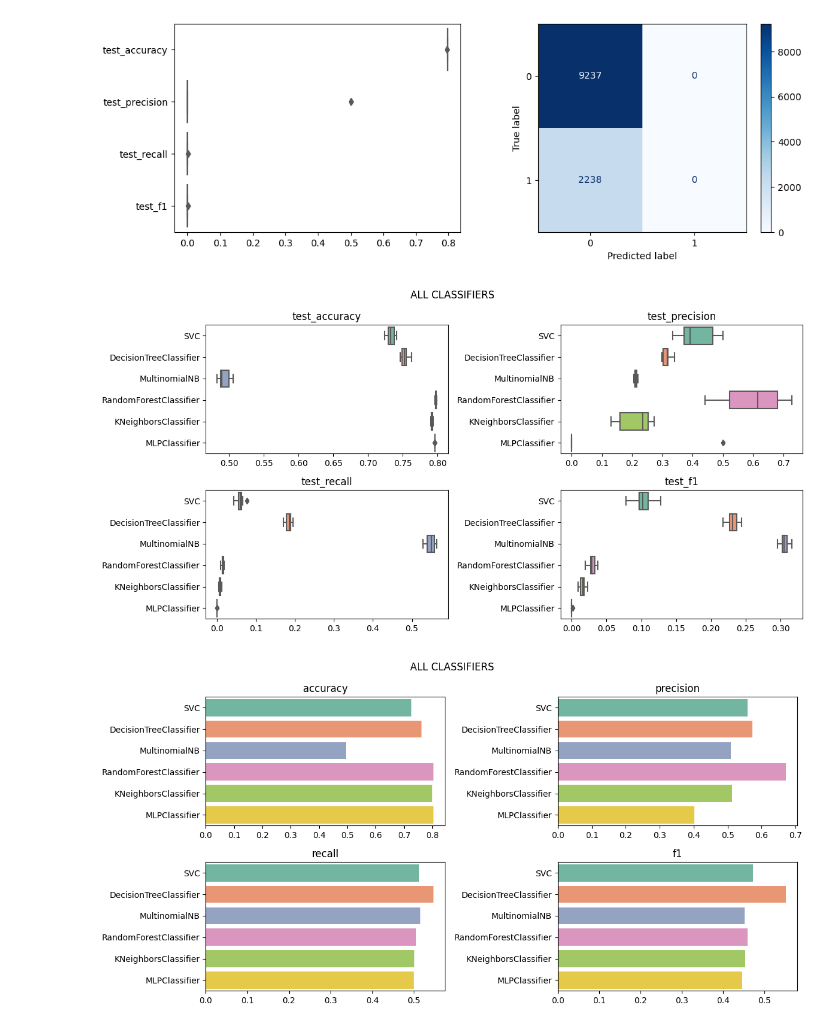
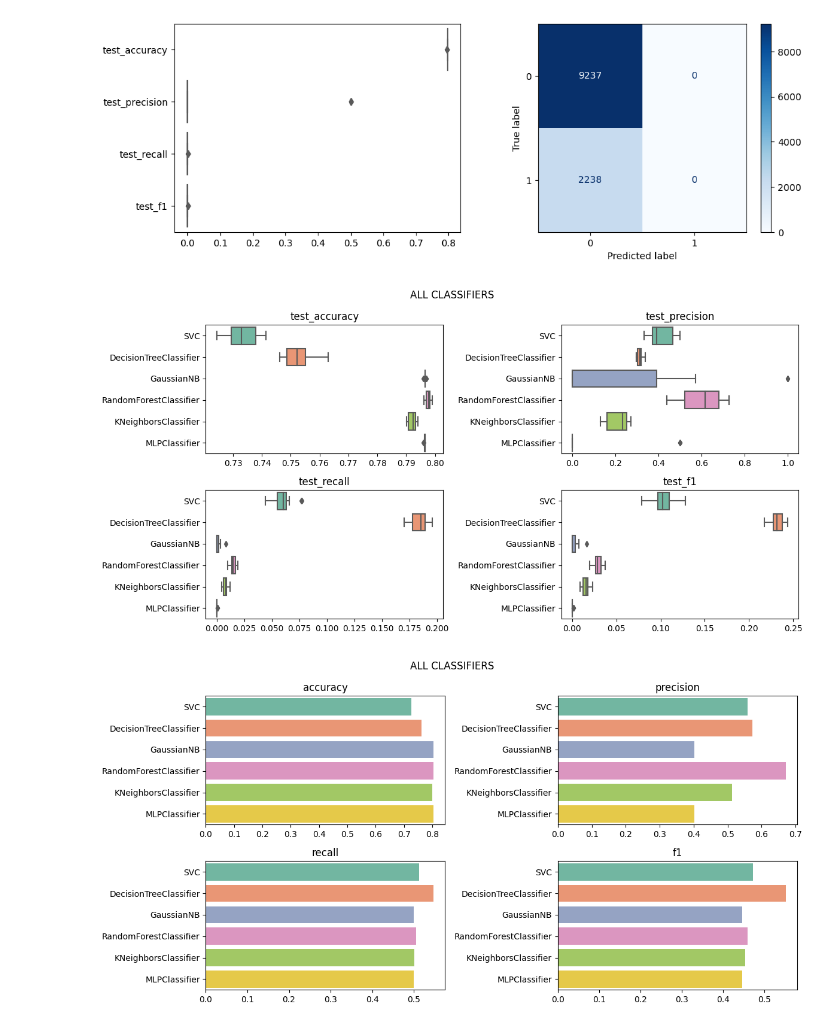
Before and after one commit to anhphuong012/ML_GiuaKi, a Jupyter notebook: GK.ipynb, the cells around one changed output. Cells and saved outputs as stored; diff of their text form; code cells hidden in the pictures.

```diff
--- a/GK.ipynb
+++ b/GK.ipynb
@@ -359,28 +358,28 @@ B. Final Validation on Test Set
  0.804967   0.402484     0.5 0.445973
 [figure]
 # %%
-clf_names = ['SVC', 'DecisionTreeClassifier', 'MultinomialNB',
+clf_names = ['SVC', 'DecisionTreeClassifier', 'GaussianNB',
             'RandomForestClassifier', 'KNeighborsClassifier','MLPClassifier']
 score_names = ['test_accuracy', 'test_precision', 'test_recall', 'test_f1']
 
 def build_plots(title):
     model_cv_scores = {clf_name: pd.read_csv('data/{}_cv_scores.csv'.format(clf_name)) for clf_name in clf_names}
 
     fig, axs = plt.subplots(2,2, figsize=(12,6))
 
     for score_name, ax in zip(score_names, axs.flat):
         score_data = pd.DataFrame({clf_name: model_cv_scores[clf_name][score_name] for clf_name in clf_names})
         sns.boxplot(data=score_data, orient="h", palette="Set2", ax=ax)
         ax.set_title(score_name)
 
     fig.suptitle(title)
     plt.tight_layout()
 
 build_plots('ALL CLASSIFIERS')
 # %% [output]
-[figure, old version]
+[figure, new version]
 # %%
-clf_names = ['SVC', 'DecisionTreeClassifier', 'MultinomialNB',
+clf_names = ['SVC', 'DecisionTreeClassifier', 'GaussianNB',
             'RandomForestClassifier', 'KNeighborsClassifier','MLPClassifier']
 score_names = ['accuracy', 'precision', 'recall', 'f1']
 
@@ -399,4 +398,4 @@ def build_plots(title):
 
 build_plots('ALL CLASSIFIERS')
 # %% [output]
-[figure, old version]
+[figure, new version]
```
Also changed, not shown: parts of 1 cell of this notebook.
